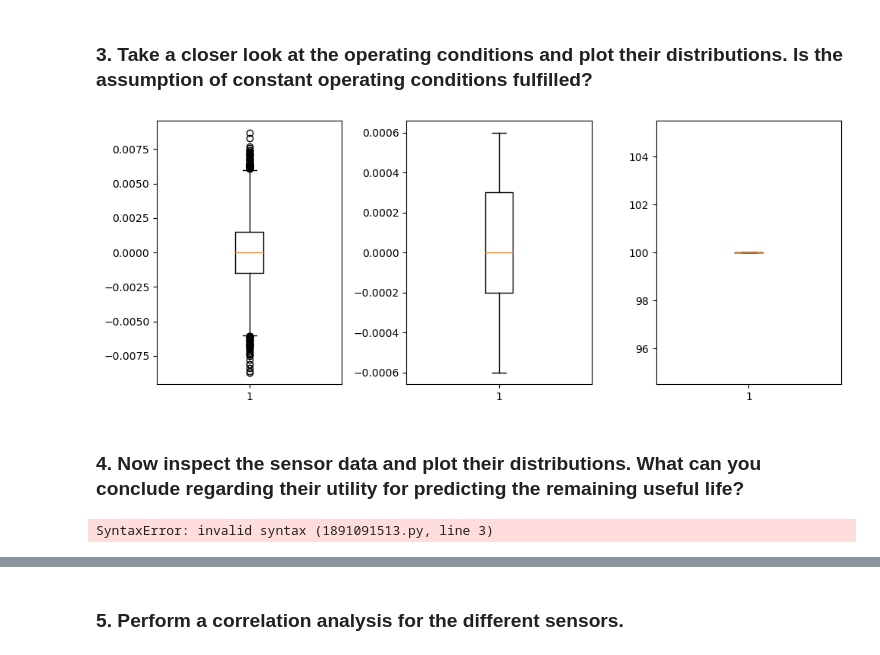
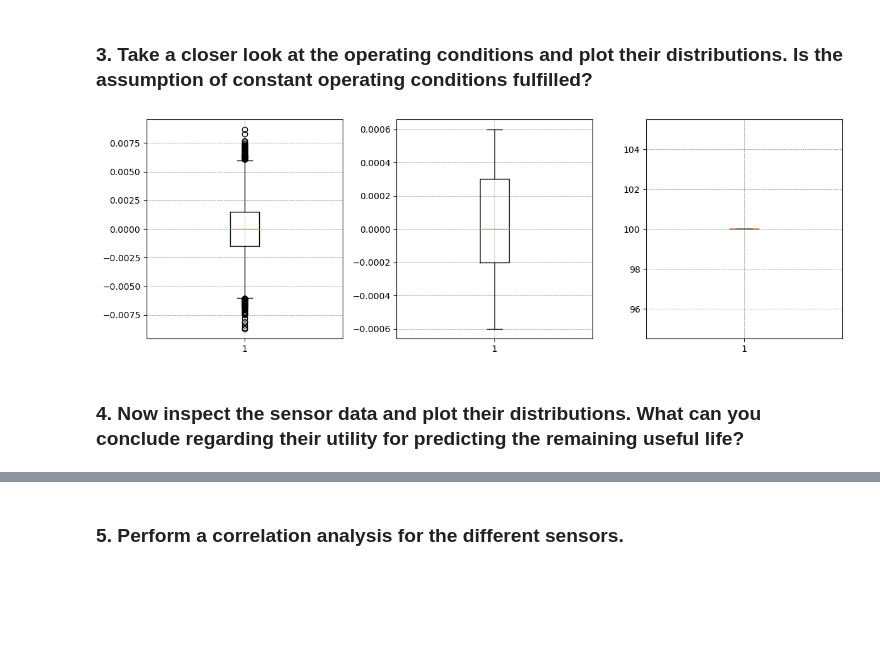
Before and after one commit to diyankacharov/ml_group_work-, a Jupyter notebook: Task/Data_Understanding_Task.ipynb, the cells around one changed output, grey strips where cells are left out. Cells and saved outputs as stored; diff of their text form; code cells hidden in the pictures; blank space fills up the shorter version.

Commit message:
added some plots to Data_Understanding

```diff
--- a/Task/Data_Understanding_Task.ipynb
+++ b/Task/Data_Understanding_Task.ipynb
@@ -62,3 +63,8 @@ import matplotlib.pyplot as plt
+# %%
+# set the style for following plots
+plt.style.use(['grid'])
+# reset font size
+# plt.rcParams.update(plt.rcParamsDefault)
 # %%
 # read train data
 data_path = 'https://git.rwth-aachen.de/jonas.schulte/ml_group_work/-/raw/jonas/Data/train_FD001.txt'
@@ -88,26 +94,20 @@ train_data.describe()
 # %% [markdown]
 ### 3. Take a closer look at the operating conditions and plot their distributions. Is the assumption of constant operating conditions fulfilled?
 # %%
-fig = plt.figure(figsize=(10, 4))
+fig_operating_conditions = plt.figure(figsize=(12, 4))
 
 plt.subplot(1, 3, 1)
 plt.boxplot(train_data['Altitude'])
 
 plt.subplot(1, 3, 2)
 plt.boxplot(train_data['MachNumber'])
 
 plt.subplot(1, 3, 3)
 plt.boxplot(train_data['TRA'])
 
 plt.tight_layout()
 plt.show()
 # %% [output]
-[figure, old version]
+[figure, new version]
 # %% [markdown]
 ### 4. Now inspect the sensor data and plot their distributions. What can you conclude regarding their utility for predicting the remaining useful life?
-# %%
-sensor_data = train_data.iloc[:, 5:26]
-
-for sensor in train_data.columns
-# %% [output]
-SyntaxError: invalid syntax (1891091513.py, line 3)
```
Also changed, not shown: parts of 5 cells of this notebook.
